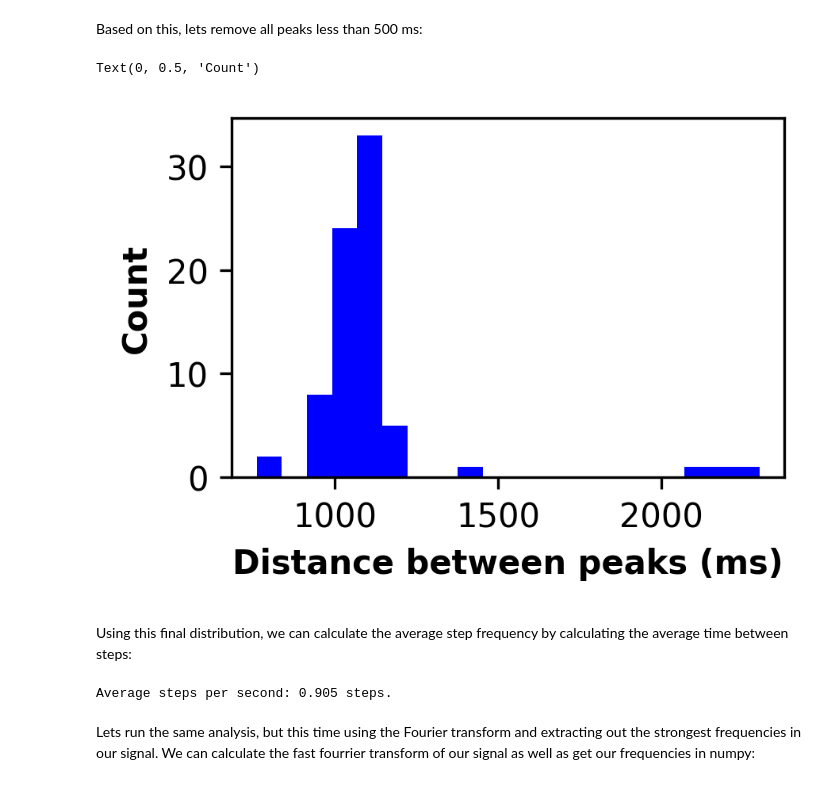
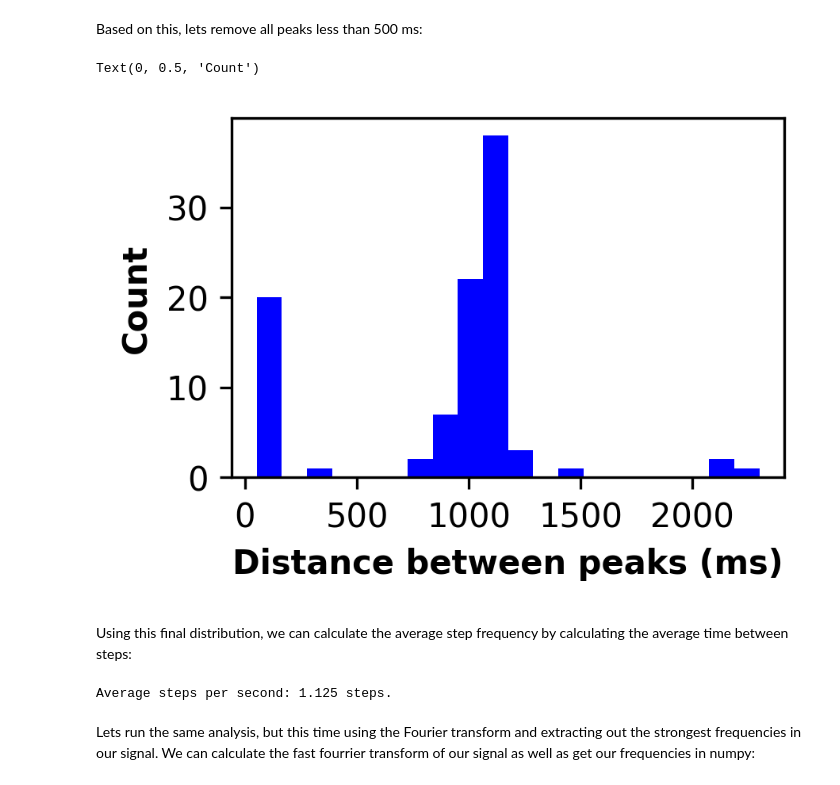
Before and after one commit to nleroy917/bme6310, a Jupyter notebook: hw08/hw08.ipynb, the cells around one changed output. Drawn from its saved outputs; the diff is of its cells as text; code cells hidden in the pictures.

```diff
--- a/hw08/hw08.ipynb
+++ b/hw08/hw08.ipynb
@@ -398,27 +398,27 @@ Text(0, 0.5, 'Count')
 # %% [markdown]
 Based on this, lets remove all peaks less than 500 ms:
 # %%
-peak_dist = peak_dist[peak_dist > 500]
+peak_dist = peak_dist[peak_dist > 50]
 
 # plot
 _ = plt.figure(figsize=(3,2))
 plt.hist(
     peak_dist,
     bins=20,
     color="b"
 )
 plt.xlabel("Distance between peaks (ms)")
 plt.ylabel("Count")
 # %% [output]
 Text(0, 0.5, 'Count')
-[figure, old version]
+[figure, new version]
 # %% [markdown]
 Using this final distribution, we can calculate the average step frequency by calculating the average time between steps:
 # %%
 avg_pace = np.mean(peak_dist)
 print(f"Average steps per second: {round(1000/avg_pace, 3)} steps.")
 # %% [output]
-Average steps per second: 0.905 steps.
+Average steps per second: 1.125 steps.
 # %% [markdown]
 Lets run the same analysis, but this time using the Fourier transform and extracting out the strongest frequencies in our signal. We can calculate the fast fourrier transform of our signal as well as get our frequencies in numpy:
 # %%
```
Also changed, not shown: 11 other files.
